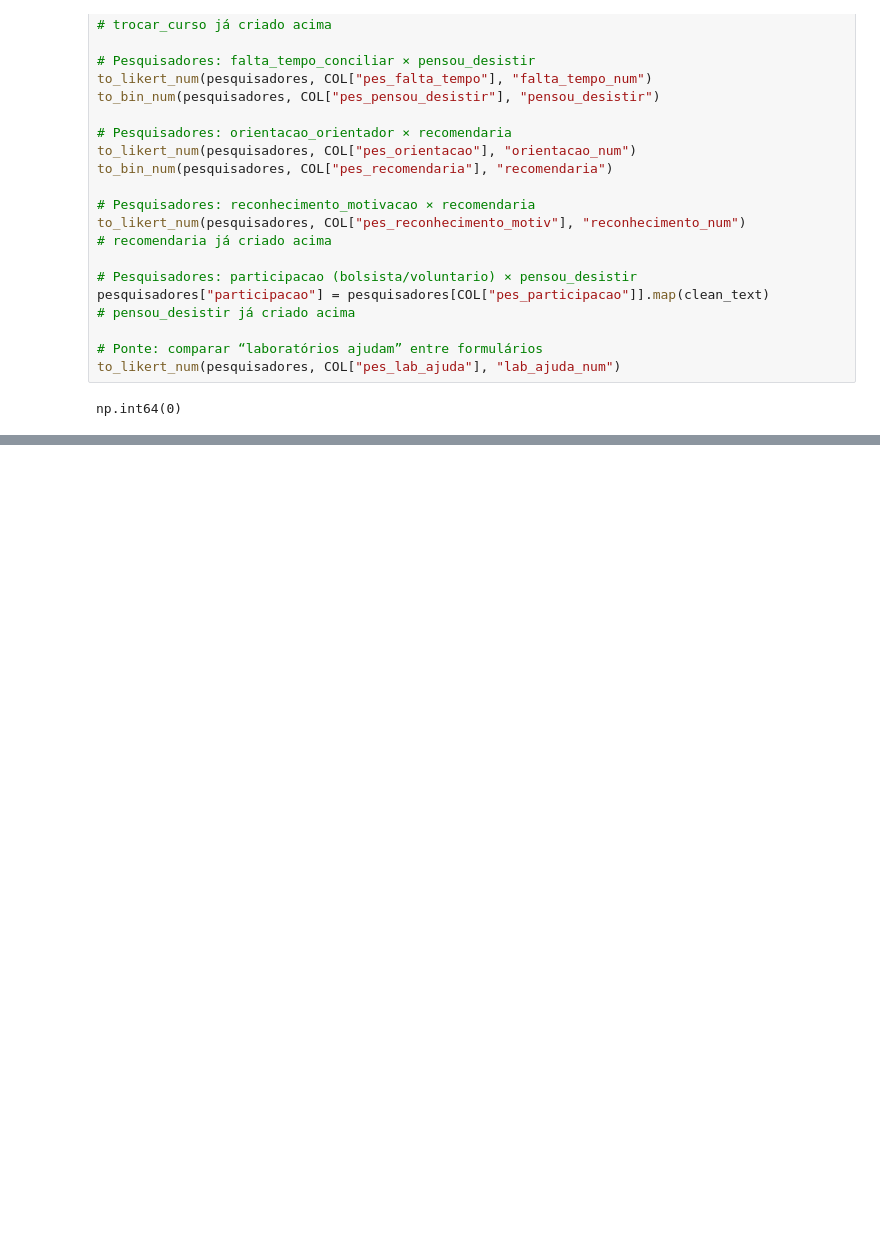
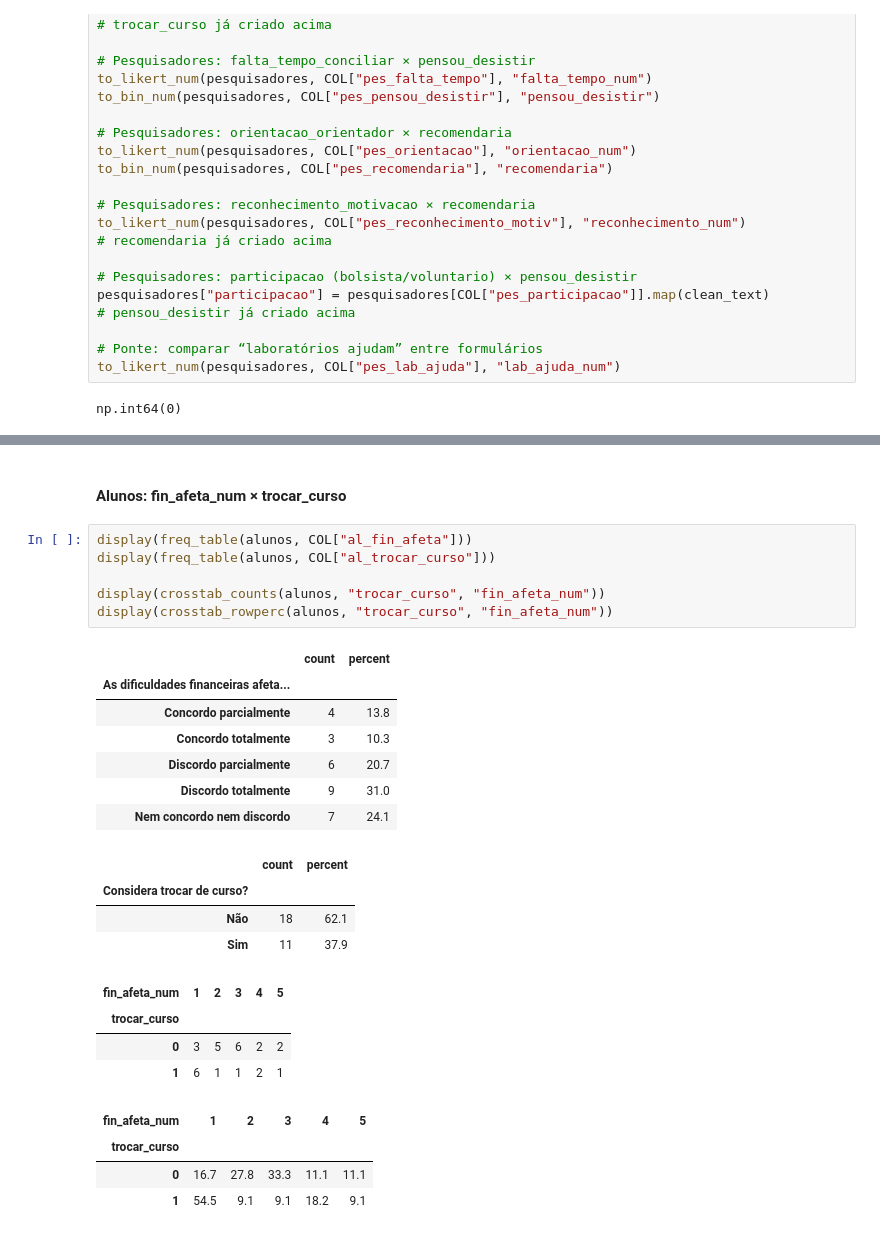
Before and after one commit to Gabriel-c0Nsp/analise-motivacao, a Jupyter notebook: analise-motivacao.ipynb, the cells around one changed output, grey strips where cells are left out. Saved outputs shown, nothing was run; the diff lists cells and outputs as text; blank space fills up the shorter version.

```diff
--- a/analise-motivacao.ipynb
+++ b/analise-motivacao.ipynb
@@ -179,0 +209,28 @@ np.int64(0)
+# %% [markdown]
+#### Alunos: fin_afeta_num × trocar_curso
+# %%
+display(freq_table(alunos, COL["al_fin_afeta"]))
+display(freq_table(alunos, COL["al_trocar_curso"]))
+
+display(crosstab_counts(alunos, "trocar_curso", "fin_afeta_num"))
+display(crosstab_rowperc(alunos, "trocar_curso", "fin_afeta_num"))
+# %% [output]
+|  | count | percent |
+| As dificuldades financeiras afeta... |  |  |
+| Concordo parcialmente | 4 | 13.8 |
+| Concordo totalmente | 3 | 10.3 |
+| Discordo parcialmente | 6 | 20.7 |
+| Discordo totalmente | 9 | 31.0 |
+| Nem concordo nem discordo | 7 | 24.1 |
+|  | count | percent |
+| Considera trocar de curso? |  |  |
+| Não | 18 | 62.1 |
+| Sim | 11 | 37.9 |
+| fin_afeta_num | 1 | 2 | 3 | 4 | 5 |
+| trocar_curso |  |  |  |  |  |
+| 0 | 3 | 5 | 6 | 2 | 2 |
+| 1 | 6 | 1 | 1 | 2 | 1 |
+| fin_afeta_num | 1 | 2 | 3 | 4 | 5 |
+| trocar_curso |  |  |  |  |  |
+| 0 | 16.7 | 27.8 | 33.3 | 11.1 | 11.1 |
+| 1 | 54.5 | 9.1 | 9.1 | 18.2 | 9.1 |
```
Also changed, not shown: parts of 16 cells of this notebook.
